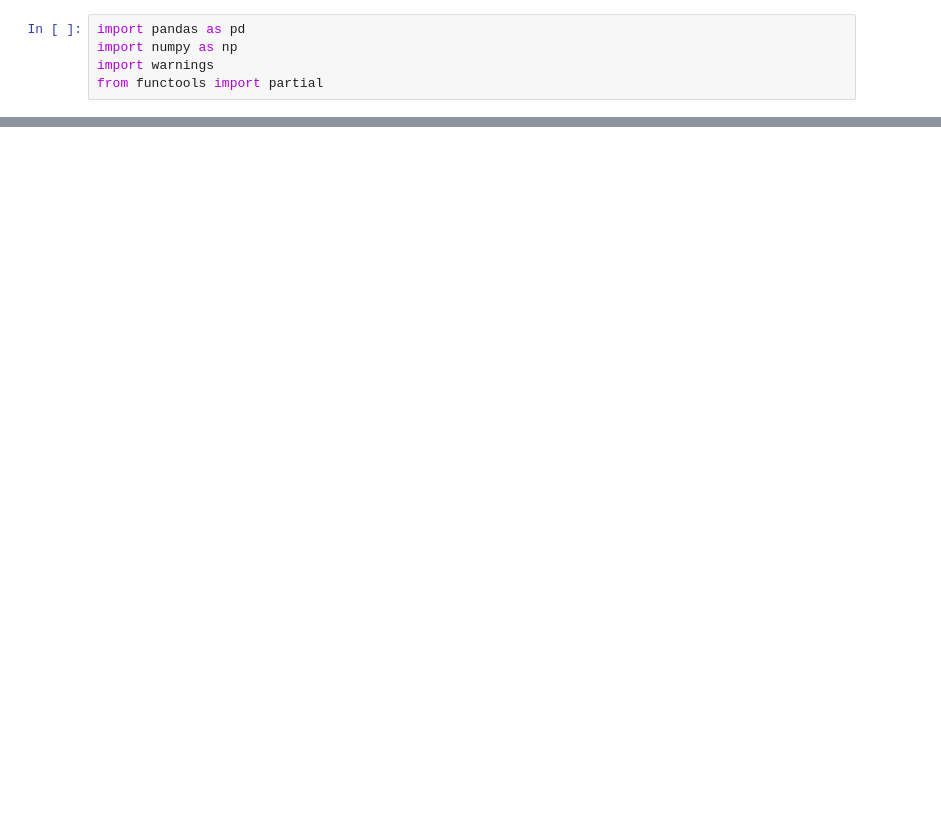
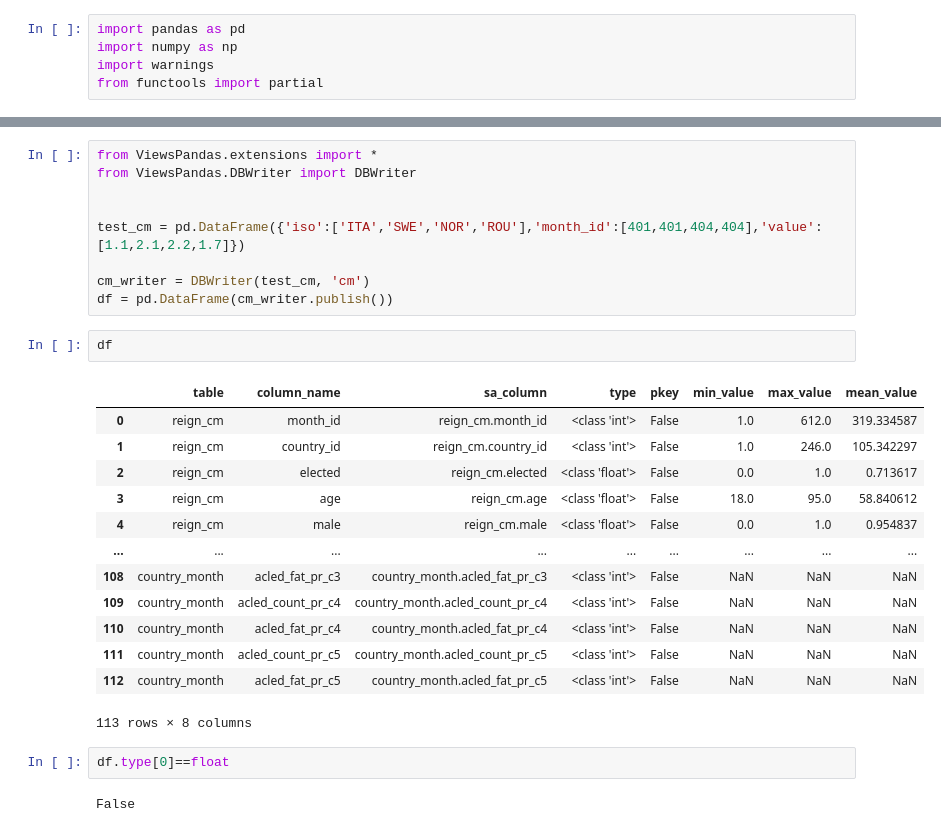
Before and after one commit to UppsalaConflictDataProgram/ingester3, a Jupyter notebook: scratch1.ipynb, the cells around one changed output, grey strips where cells are left out. Saved outputs shown, nothing was run; the diff lists cells and outputs as text; blank space fills up the shorter version.

```diff
--- a/scratch1.ipynb
+++ b/scratch1.ipynb
@@ -524,0 +193,29 @@ assert pd.DataFrame.pg.from_latlon(k).pg.lat[1] == 32.25 #This should be the cen
+# %%
+from ViewsPandas.extensions import *
+from ViewsPandas.DBWriter import DBWriter
+
+
+test_cm = pd.DataFrame({'iso':['ITA','SWE','NOR','ROU'],'month_id':[401,401,404,404],'value':[1.1,2.1,2.2,1.7]})
+
+cm_writer = DBWriter(test_cm, 'cm')
+df = pd.DataFrame(cm_writer.publish())
+# %%
+df
+# %% [output]
+|  | table | column_name | sa_column | type | pkey | min_value | max_value | mean_value |
+| 0 | reign_cm | month_id | reign_cm.month_id | <class 'int'> | False | 1.0 | 612.0 | 319.334587 |
+| 1 | reign_cm | country_id | reign_cm.country_id | <class 'int'> | False | 1.0 | 246.0 | 105.342297 |
+| 2 | reign_cm | elected | reign_cm.elected | <class 'float'> | False | 0.0 | 1.0 | 0.713617 |
+| 3 | reign_cm | age | reign_cm.age | <class 'float'> | False | 18.0 | 95.0 | 58.840612 |
+| 4 | reign_cm | male | reign_cm.male | <class 'float'> | False | 0.0 | 1.0 | 0.954837 |
+| ... | ... | ... | ... | ... | ... | ... | ... | ... |
+| 108 | country_month | acled_fat_pr_c3 | country_month.acled_fat_pr_c3 | <class 'int'> | False | NaN | NaN | NaN |
+| 109 | country_month | acled_count_pr_c4 | country_month.acled_count_pr_c4 | <class 'int'> | False | NaN | NaN | NaN |
+| 110 | country_month | acled_fat_pr_c4 | country_month.acled_fat_pr_c4 | <class 'int'> | False | NaN | NaN | NaN |
+| 111 | country_month | acled_count_pr_c5 | country_month.acled_count_pr_c5 | <class 'int'> | False | NaN | NaN | NaN |
+| 112 | country_month | acled_fat_pr_c5 | country_month.acled_fat_pr_c5 | <class 'int'> | False | NaN | NaN | NaN |
+113 rows × 8 columns
+# %%
+df.type[0]==float
+# %% [output]
+False
```
Also changed, not shown: parts of 145 cells of this notebook, 8 other files.
